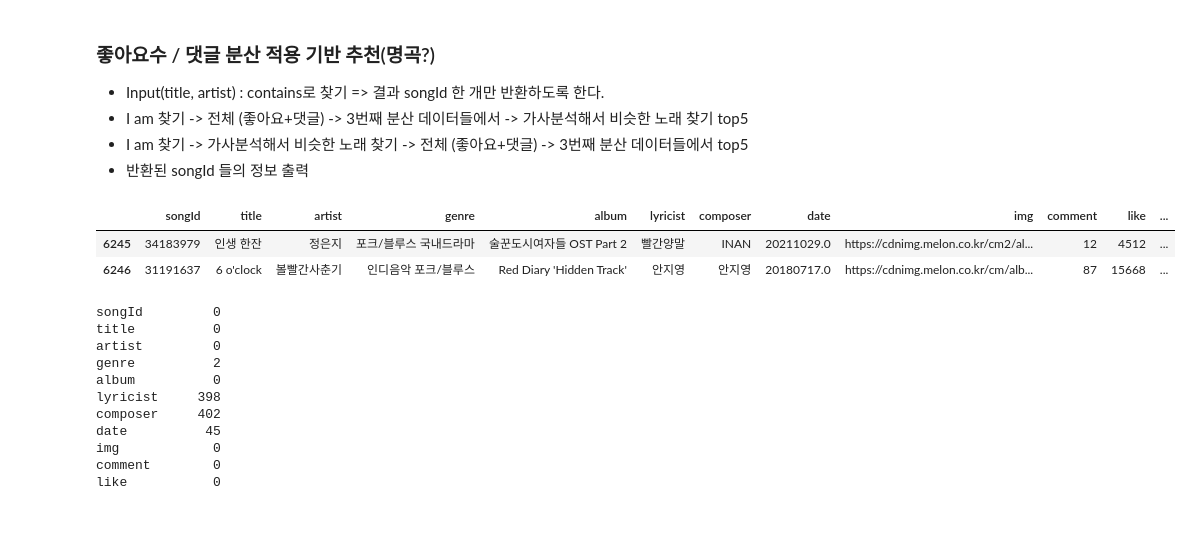
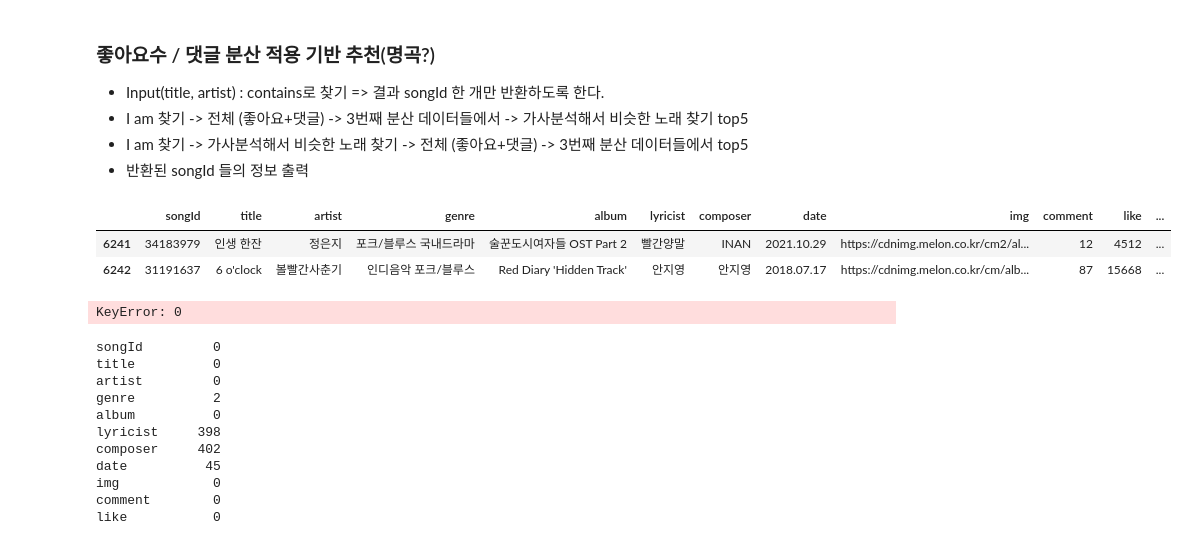
Before and after one commit to ssmpet/MachineLearning-Lecture-2023-5, a Jupyter notebook: 98.Project/좋아요댓글기반.ipynb, the cells around one changed output. Saved outputs shown, nothing was run; the diff lists cells and outputs as text; code cells hidden in the pictures.

```diff
--- a/98.Project/좋아요댓글기반.ipynb
+++ b/98.Project/좋아요댓글기반.ipynb
@@ -9,13 +9,17 @@ import numpy as np
 import pandas as pd
 import joblib, re, string
 # %%
-df = pd.read_csv('data/melon_song.csv')
-# cosine_sim = joblib.load('data/melon_cosine_sim.sim')
+df = pd.read_csv('web/static/data/melon_song_v3.csv')
+
 df.tail(2)
 # %% [output]
 |  | songId | title | artist | genre | album | lyricist | composer | date | img | comment | like | ... |
-| 6245 | 34183979 | 인생 한잔 | 정은지 | 포크/블루스 국내드라마 | 술꾼도시여자들 OST Part 2 | 빨간양말 | INAN | 20211029.0 | https://cdnimg.melon.co.kr/cm2/al... | 12 | 4512 | ... |
-| 6246 | 31191637 | 6 o'clock | 볼빨간사춘기 | 인디음악 포크/블루스 | Red Diary 'Hidden Track' | 안지영 | 안지영 | 20180717.0 | https://cdnimg.melon.co.kr/cm/alb... | 87 | 15668 | ... |
+| 6241 | 34183979 | 인생 한잔 | 정은지 | 포크/블루스 국내드라마 | 술꾼도시여자들 OST Part 2 | 빨간양말 | INAN | 2021.10.29 | https://cdnimg.melon.co.kr/cm2/al... | 12 | 4512 | ... |
+| 6242 | 31191637 | 6 o'clock | 볼빨간사춘기 | 인디음악 포크/블루스 | Red Diary 'Hidden Track' | 안지영 | 안지영 | 2018.07.17 | https://cdnimg.melon.co.kr/cm/alb... | 87 | 15668 | ... |
+# %%
+cosine_sim = joblib.load('web/static/data/melon_cosine_sim.sim')
+# %% [output]
+KeyError: 0
 # %%
 df.isna().sum()
 # %% [output]
```
Also changed, not shown: parts of 10 cells of this notebook, 49 other files.
